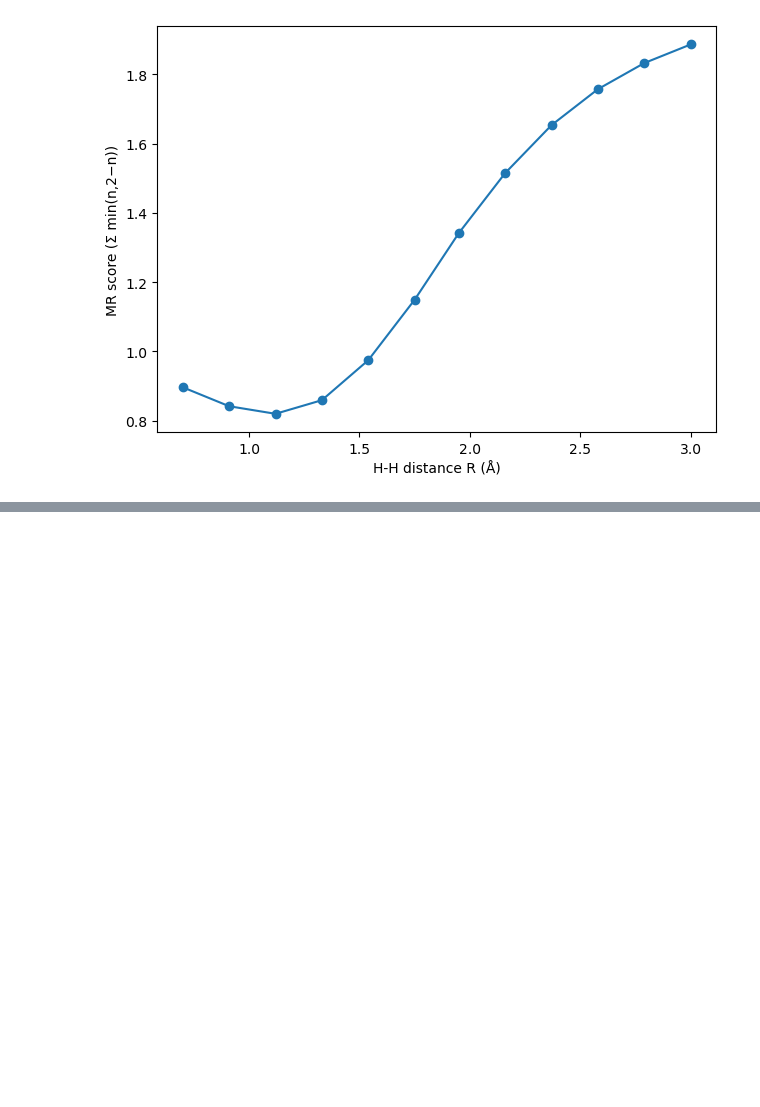
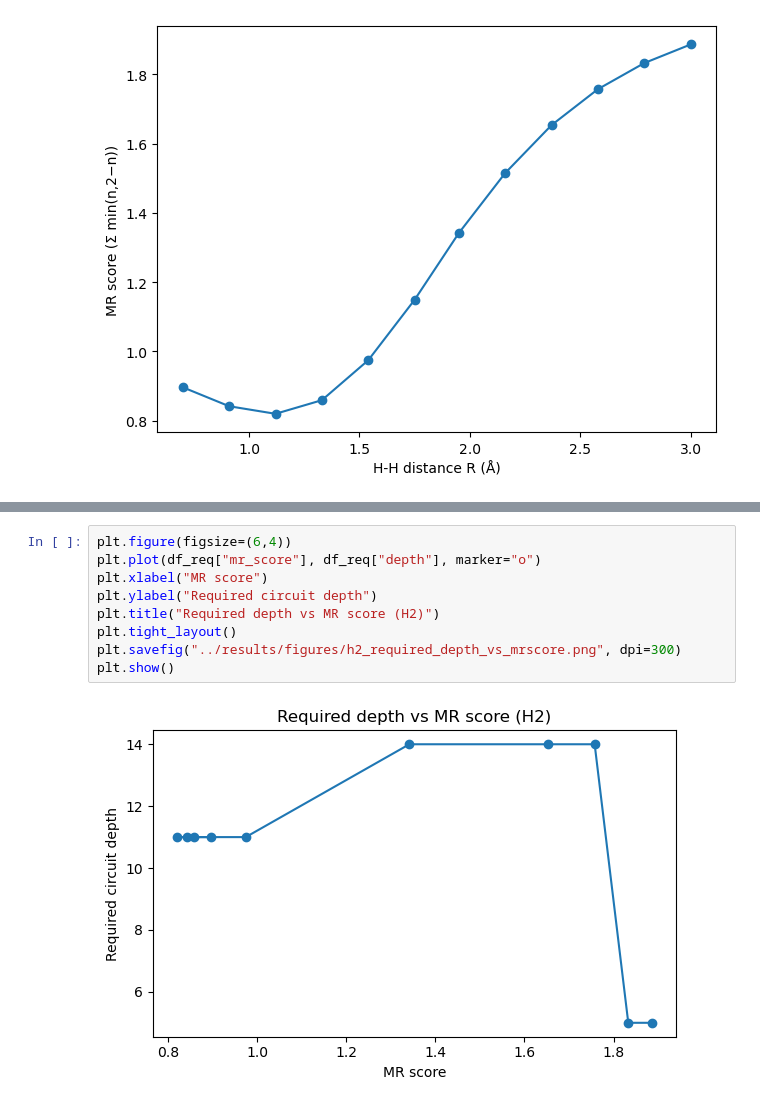
Before and after one commit to bshralam/CircuitScale, a Jupyter notebook: notebooks/01_h2_scan.ipynb, the cells around one changed output, grey strips where cells are left out. Saved outputs shown, nothing was run; the diff lists cells and outputs as text; blank space fills up the shorter version.

```diff
--- a/notebooks/01_h2_scan.ipynb
+++ b/notebooks/01_h2_scan.ipynb
@@ -118,0 +157,11 @@ plt.show()
+# %%
+plt.figure(figsize=(6,4))
+plt.plot(df_req["mr_score"], df_req["depth"], marker="o")
+plt.xlabel("MR score")
+plt.ylabel("Required circuit depth")
+plt.title("Required depth vs MR score (H2)")
+plt.tight_layout()
+plt.savefig("../results/figures/h2_required_depth_vs_mrscore.png", dpi=300)
+plt.show()
+# %% [output]
+[figure, added]
```
Also changed, not shown: parts of 6 cells of this notebook, 11 other files.
